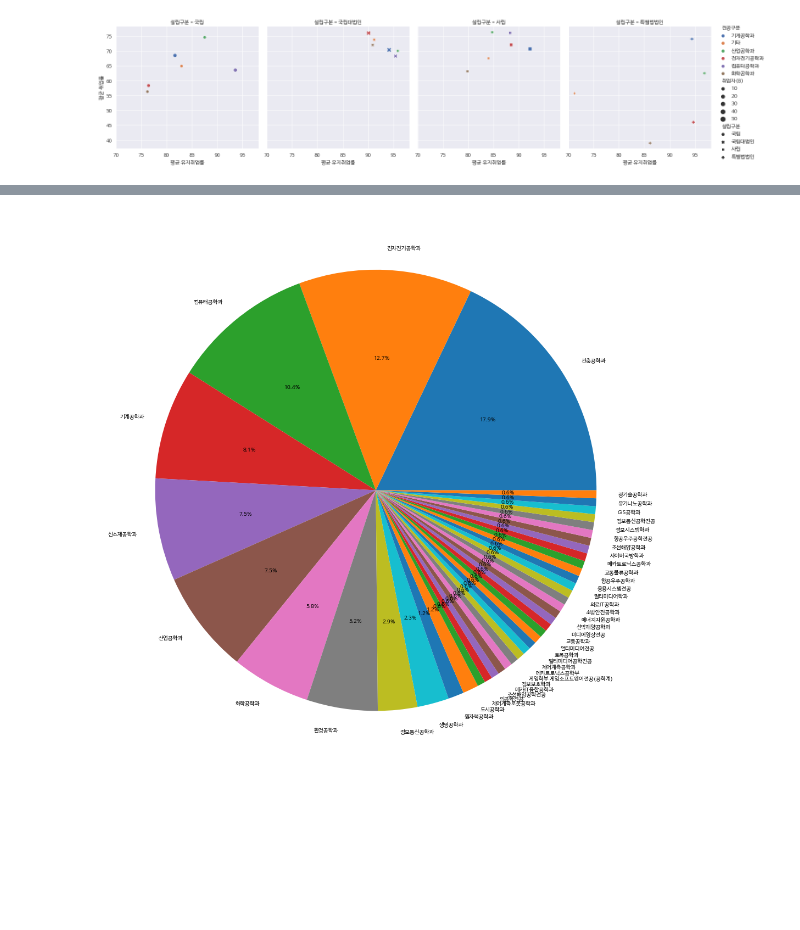
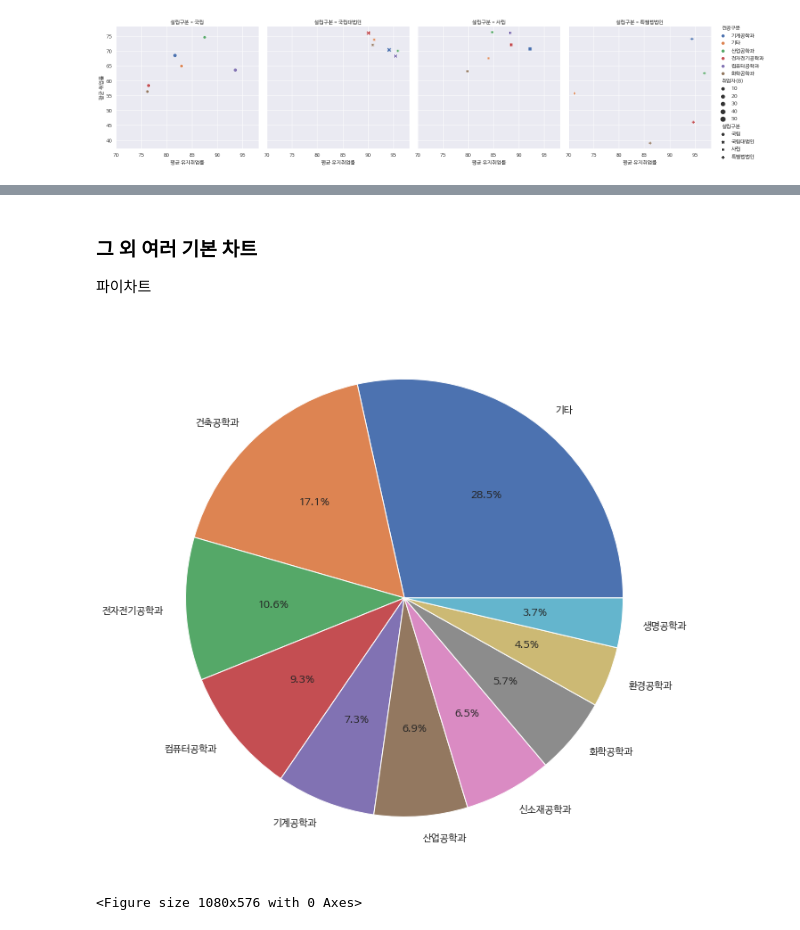
Before and after one commit to HWANG-HOE-SUN/Univ.Project, a Jupyter notebook: 대학자료분석/대학알리미_자료분석.ipynb, the cells around one changed output, grey strips where cells are left out. Drawn from its saved outputs; the diff is of its cells as text; code cells hidden in the pictures; blank space fills up the shorter version.

```diff
--- a/대학자료분석/대학알리미_자료분석.ipynb
+++ b/대학자료분석/대학알리미_자료분석.ipynb
@@ -751,12 +1023,17 @@ plt.savefig('대학 유형별 공대 취업률 지표(주요학과).png')
+# %% [markdown]
+### 그 외 여러 기본 차트
+
+파이차트
 # %%
-사립_2018_copy = 사립_2018[사립_2018['취업자(B)']>=10].copy()
-사립_2018_copy['학과구분'] = 사립_2018_copy['학과(전공)'].apply(lambda x: f(x))
+사립_2018_copy = 사립_2018.copy()
+사립_2018_copy['학과구분'] = 사립_2018_copy['학과(전공)'].apply(lambda x: f2(x))
 ratio = 사립_2018_copy['학과구분'].value_counts().values
 labels = 사립_2018_copy['학과구분'].value_counts().index
 
-plt.figure(figsize=(18,25))
+plt.figure(figsize=(11,18))
 plt.pie(ratio, labels=labels, autopct='%.1f%%')
 plt.show()
-#plt.savefig('2018 사립대 점유율({1} 기준).png'.format(df['기준연도'][0]+1,기준열))
+plt.savefig('2018 사립대 학과 점유율.png')
 # %% [output]
-[figure, old version]
+[figure, new version]
+<Figure size 1080x576 with 0 Axes>
```
Also changed, not shown: parts of 36 cells of this notebook.
